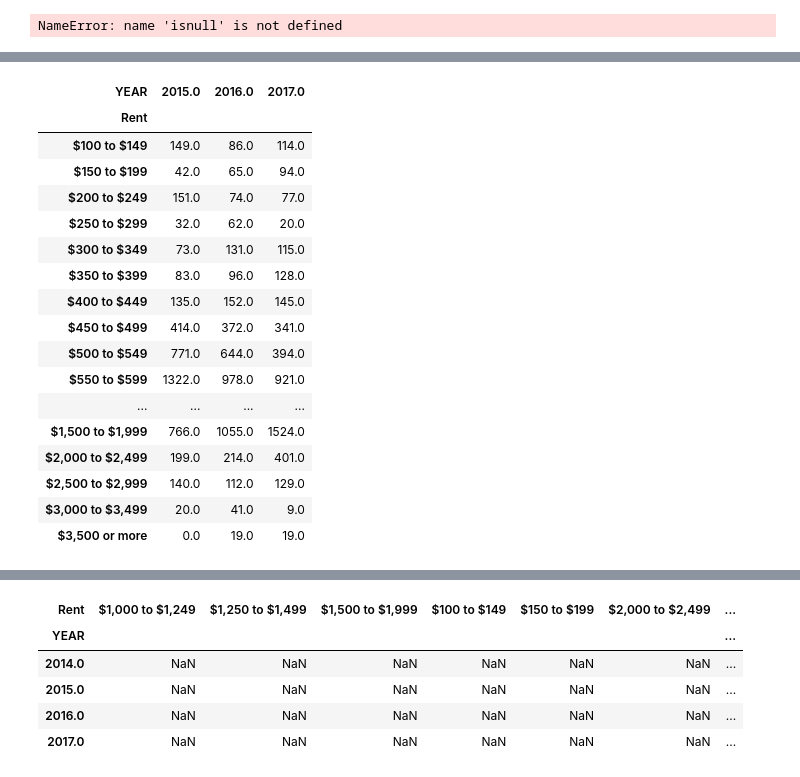
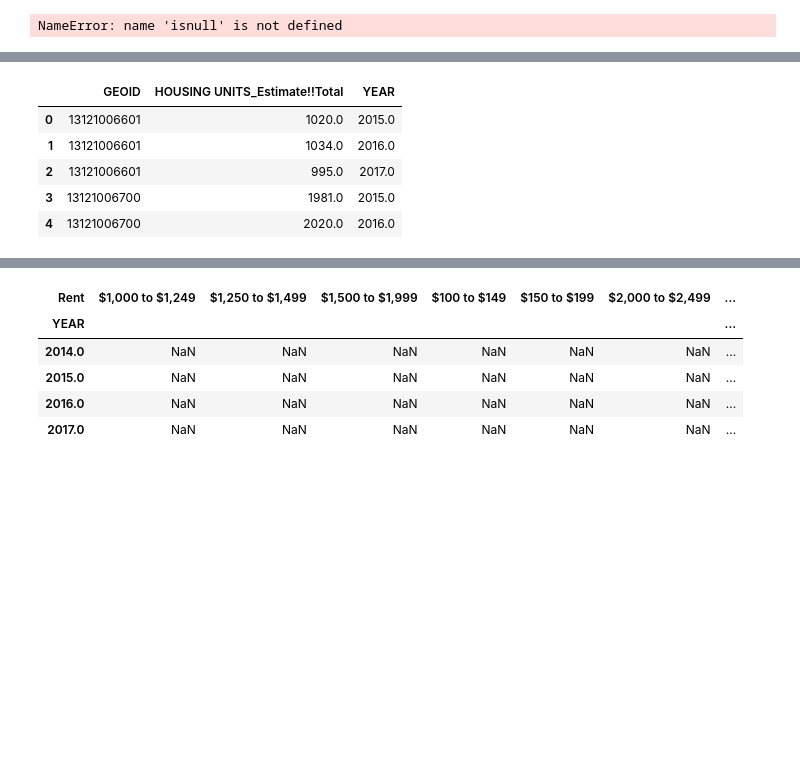
Before and after one commit to anovas2/AAHA, a Jupyter notebook: Testing0729.ipynb, the cells around one changed output, grey strips where cells are left out. Saved outputs shown, nothing was run; the diff lists cells and outputs as text; code cells hidden in the pictures; blank space fills up the shorter version.

```diff
--- a/Testing0729.ipynb
+++ b/Testing0729.ipynb
@@ -75,7 +75,7 @@ def getcensustables(table):
 tablestoloadcsv = pd.read_csv('data/tablestopull.csv')
 tablestoload = tablestoloadcsv['Tables'].tolist()
 
-tablestoload = ['B19013','B01003','B11001', 'B25064', 'B25074','B25063', 'B25061','B25056']
+tablestoload = ['B19013','B01003','B11001', 'B25064', 'B25074','B25063', 'B25061','B25056','B00002','B25001','B25122']
 
 #Allvariables Table
 allvariablescsv = pd.read_csv('data/allvariables.csv')
@@ -1219,12 +1205,16 @@ Demand in each bracket
 # %%
 #Example Usage of Occupancy Over Time
 
-unoccupiedunits = alltables['B25061']
+unoccupiedunits = alltables['B25001']
+
+
+display(unoccupiedunits.head())
+
 
 unoccupiedunits = unoccupiedunits.groupby('YEAR').sum()
 #occupancytable['Percent_Occupied'] = (occupancytable['OCCUPANCY STATUS_Estimate!!Total!!Occupied'] / occupancytable['OCCUPANCY STATUS_Estimate!!Total'])*100
 
-#display(hhbyincome.head())
+display(unoccupiedunits.head())
 
 unoccupiedunits = unoccupiedunits.transpose()
 
@@ -1242,49 +1232,93 @@ split1 = unoccupiedunits['YEAR'].str.split('!!', expand=True)
 
 #display(split1)
 
 #split2 = split1[2].str.split('!!', expand=True)
 
 #display(split2)
 
 #hhbyincome['Income'] = split2[1]
 unoccupiedunits['Rent'] = split1[2]
 
 #hhbyincome.drop(columns='YEAR')
 
 
 
 #unoccupiedunits = unoccupiedunits[[2012.0,'Rent']]
 
 #display(hhbyincome)
 #hhbyincome = hhbyincome.dropna(axis=0, how='any')
 #display(unoccupiedunits)
 # display(hhbyincome.pivot(index=hhbyincome['Income'], columns=hhbyincome['Rent Change'], values=hhbyincome[2012.0]))
 
 # pd.crosstab(index=unoccupiedunits.iloc[:,0], columns=unoccupiedunits.iloc[:,1], values=unoccupiedunits.iloc[:,1], aggfunc='sum')
 
 # pd.crosstab(index=unoccupiedunits.iloc[:,1], columns=unoccupiedunits.iloc[:,1], values=unoccupiedunits.iloc[:,0], aggfunc='sum')
 unoccupiedunits.index = unoccupiedunits['Rent']
 unoccupiedunits.drop(axis=1,columns=['Rent','YEAR'], inplace=True)
 # unoccupiedunits.drop(rows=['Rent'])
 unoccupiedunits = unoccupiedunits.iloc[3:]
 
-display(unoccupiedunits)
+display(unoccupiedunits)#Example Usage of Occupancy Over Time
+
+occupiedunits = alltables['B25056']
+
+occupiedunits = occupiedunits.groupby('YEAR').sum()
+#occupancytable['Percent_Occupied'] = (occupancytable['OCCUPANCY STATUS_Estimate!!Total!!Occupied'] / occupancytable['OCCUPANCY STATUS_Estimate!!Total'])*100
+
+#display(hhbyincome.head())
+
+occupiedunits = occupiedunits.transpose()
+
+
+
+#hhbyincome = hhbyincome.filter([1,2])
+
+#hhbyincome = hhbyincome[2012.0]
+
+occupiedunits['YEAR'] = occupiedunits.index
+
+#display(hhbyincome)
+
+split1 = occupiedunits['YEAR'].str.split('!!', expand=True)
+
+#display(split1)
+
+#split2 = split1[2].str.split('!!', expand=True)
+
+#display(split2)
+
+#hhbyincome['Income'] = split2[1]
+occupiedunits['Rent'] = split1[3]
+
+#hhbyincome.drop(columns='YEAR')
+
+occupiedunitsog = occupiedunits.copy()
+
+#display(occupiedunitsog)
+
+
+
+#occupiedunits = occupiedunits[[year,'Rent']]
+
+#display(hhbyincome)
+#hhbyincome = hhbyincome.dropna(axis=0, how='any')
+#display(occupiedunits)
+# display(hhbyincome.pivot(index=hhbyincome['Income'], columns=hhbyincome['Rent Change'], values=hhbyincome[2012.0]))
+
+# pd.crosstab(index=occupiedunits.iloc[:,0], columns=occupiedunits.iloc[:,1], values=occupiedunits.iloc[:,1], aggfunc='sum')
+
+# pd.crosstab(index=occupiedunits.iloc[:,1], columns=occupiedunits.iloc[:,1], values=occupiedunits.iloc[:,0], aggfunc='sum')
+occupiedunits.index = occupiedunits['Rent']
+occupiedunits.drop(axis=1,columns=['Rent','YEAR'], inplace=True)
+
+occupiedunits = occupiedunits.iloc[3:]
+display(occupiedunits)
+
+occupiedunits[2017.0].sum()
 # %% [output]
-| YEAR | 2015.0 | 2016.0 | 2017.0 |
-| Rent |  |  |  |
-| $100 to $149 | 149.0 | 86.0 | 114.0 |
-| $150 to $199 | 42.0 | 65.0 | 94.0 |
-| $200 to $249 | 151.0 | 74.0 | 77.0 |
-| $250 to $299 | 32.0 | 62.0 | 20.0 |
-| $300 to $349 | 73.0 | 131.0 | 115.0 |
-| $350 to $399 | 83.0 | 96.0 | 128.0 |
-| $400 to $449 | 135.0 | 152.0 | 145.0 |
-| $450 to $499 | 414.0 | 372.0 | 341.0 |
-| $500 to $549 | 771.0 | 644.0 | 394.0 |
-| $550 to $599 | 1322.0 | 978.0 | 921.0 |
-| ... | ... | ... | ... |
-| $1,500 to $1,999 | 766.0 | 1055.0 | 1524.0 |
-| $2,000 to $2,499 | 199.0 | 214.0 | 401.0 |
-| $2,500 to $2,999 | 140.0 | 112.0 | 129.0 |
-| $3,000 to $3,499 | 20.0 | 41.0 | 9.0 |
-| $3,500 or more | 0.0 | 19.0 | 19.0 |
+|  | GEOID | HOUSING UNITS_Estimate!!Total | YEAR |
+| 0 | 13121006601 | 1020.0 | 2015.0 |
+| 1 | 13121006601 | 1034.0 | 2016.0 |
+| 2 | 13121006601 | 995.0 | 2017.0 |
+| 3 | 13121006700 | 1981.0 | 2015.0 |
+| 4 | 13121006700 | 2020.0 | 2016.0 |
```
Also changed, not shown: parts of 7 cells of this notebook, 2 other files.
